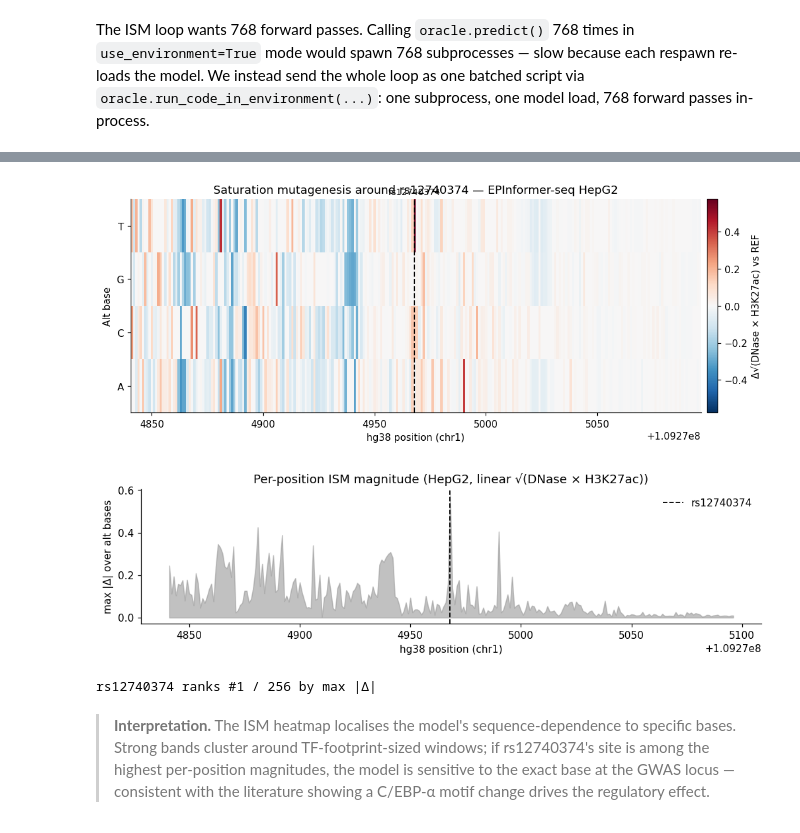
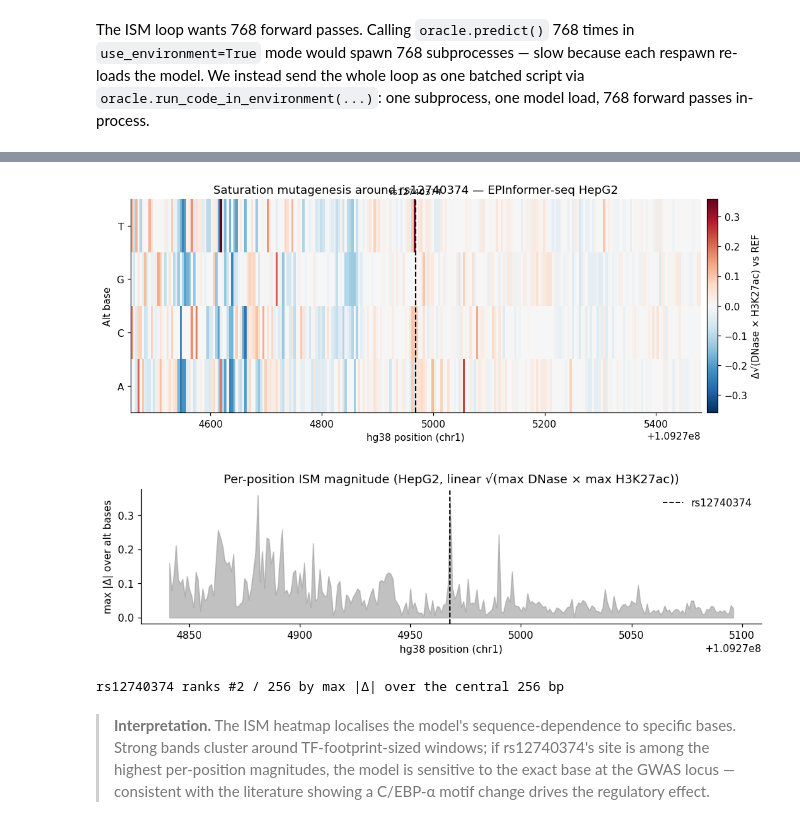
Before and after one commit to pinellolab/chorus, a Jupyter notebook: examples/notebooks/epinformerseq_testing.ipynb, the cells around one changed output, grey strips where cells are left out. Cells and saved outputs as stored; diff of their text form; code cells hidden in the pictures.

```diff
--- a/examples/notebooks/epinformerseq_testing.ipynb
+++ b/examples/notebooks/epinformerseq_testing.ipynb
@@ -117,6 +121,6 @@ we look it up against the precomputed genome-wide baseline CDF.
 # %%
 VARIANT_POS = 109_274_968  # 1-based, hg38
-HALF = 128
+HALF = 512                 # 1024-bp window for the per-cell v2 model
 REGION_START = VARIANT_POS - HALF + 1   # 1-based inclusive
 REGION_END   = VARIANT_POS + HALF       # 1-based inclusive
 TRACK_K562 = f'{ASSAY}:K562'
@@ -130,6 +134,6 @@ wt_pred = oracle.predict(
 wt_track = wt_pred[TRACK_K562]
 
 wt_value = float(wt_track.values[0])
-print(f'WT √(DNase × H3K27ac) [K562] = {wt_value:.4f}  (linear RPM)')
-print(f'  underlying DNase × H3K27ac = {wt_value**2:.4f}')
+print(f'WT √(max DNase × max H3K27ac) [K562] = {wt_value:.4f}  (linear RPM, central 256 bp)')
+print(f'  underlying max DNase × max H3K27ac = {wt_value**2:.4f}')
 # %% [output]
@@ -414,26 +419,30 @@ ax.text(VARIANT_POS, 3.55, 'rs12740374', ha='center', va='bottom', fontsize=9)
 plt.colorbar(im, ax=ax, label='Δ√(DNase × H3K27ac) vs REF', fraction=0.025, pad=0.01)
 plt.show()
 # %% [output]
-[figure, old version]
+[figure, new version]
 # %%
-# Aggregate to per-position magnitude.
+# Aggregate to per-position magnitude (over the central 256 bp scanned).
 per_pos = np.nanmax(np.abs(ism), axis=1)
-xs = np.arange(REGION_START, REGION_END + 1)
+# Central 256 bp in genome coordinates: REGION_START + 384 .. REGION_START + 639.
+CENTRAL_GENOME_START = REGION_START + 384
+xs = np.arange(CENTRAL_GENOME_START, CENTRAL_GENOME_START + 256)
 
 fig, ax = plt.subplots(figsize=(11, 2.4))
 ax.fill_between(xs, per_pos, color='#999999', alpha=0.6)
 ax.axvline(VARIANT_POS, color='black', lw=1.2, ls='--', label='rs12740374')
 ax.set_xlabel('hg38 position (chr1)')
 ax.set_ylabel('max |Δ| over alt bases')
-ax.set_title('Per-position ISM magnitude (HepG2, linear √(DNase × H3K27ac))')
+ax.set_title('Per-position ISM magnitude (HepG2, linear √(max DNase × max H3K27ac))')
 ax.legend(loc='upper right', frameon=False)
 plt.show()
 
-variant_rank = int(np.argsort(per_pos)[::-1].tolist().index(VARIANT_POS - REGION_START))
-print(f'rs12740374 ranks #{variant_rank + 1} / 256 by max |Δ|')
+# Variant index within the central 256-bp slice.
+variant_idx_in_central = VARIANT_POS - CENTRAL_GENOME_START
+variant_rank = int(np.argsort(per_pos)[::-1].tolist().index(variant_idx_in_central))
+print(f'rs12740374 ranks #{variant_rank + 1} / 256 by max |Δ| over the central 256 bp')
 # %% [output]
-[figure, old version]
+[figure, new version]
-rs12740374 ranks #1 / 256 by max |Δ|
+rs12740374 ranks #2 / 256 by max |Δ| over the central 256 bp
 # %% [markdown]
 > **Interpretation.** The ISM heatmap localises the model's
 > sequence-dependence to specific bases. Strong bands cluster around
```
Also changed, not shown: parts of 16 cells of this notebook, 49 other files.
